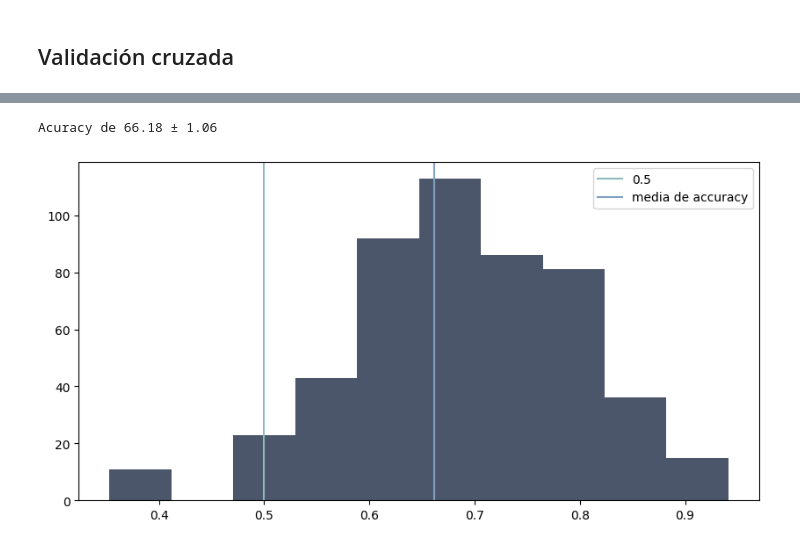
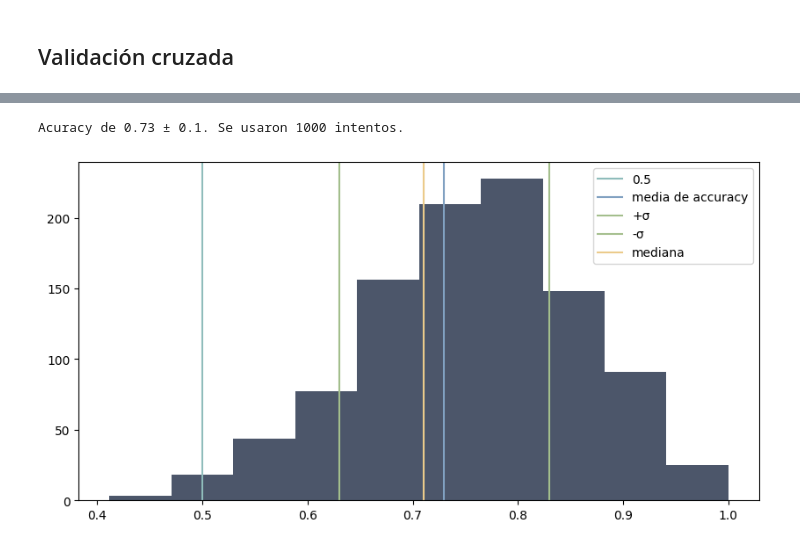
Before and after one commit to pabloChantada/PVC_investigacion, a Jupyter notebook: ej2.ipynb, the cells around one changed output, grey strips where cells are left out. Saved outputs shown, nothing was run; the diff lists cells and outputs as text; code cells hidden in the pictures.

Commit message:
73acuracy

```diff
--- a/ej2.ipynb
+++ b/ej2.ipynb
@@ -139,6 +144,0 @@ Animal: rhino
-# %%
-X_entrenamiento, Y_entrenamiento, X_test, Y_test = separaEntrenamientoTest(X,Y,razon=0.7)
-modelo_knn=KNeighborsClassifier(n_neighbors=7)
-modelo_knn.fit(X_entrenamiento,Y_entrenamiento)
-Y_predicho = modelo_knn.predict(X_test)
-print(classification_report(Y_test,Y_predicho))
@@ -173,2 +145,11 @@ weighted avg       0.63      0.62      0.62        53
 # %% [markdown]
 ## Validación cruzada
+# %%
+acuracis = []
+N = 1000
+for i in range(N):
+    X_entrenamiento, Y_entrenamiento, X_test, Y_test = separaEntrenamientoTest(X,Y,razon=0.9)
+    modelo_svm = svm.SVC(kernel='rbf')
+    modelo_svm.fit(X_entrenamiento,Y_entrenamiento)
+    Y_predicho = modelo_svm.predict(X_test)
+    acuracis.append(accuracy_score(Y_test,Y_predicho))
@@ -175,24 +159,19 @@ weighted avg       0.63      0.62      0.62        53
 # %%
-acuracis = []
-for i in range(500):
-    X_entrenamiento, Y_entrenamiento, X_test, Y_test = separaEntrenamientoTest(X,Y,razon=0.9)
-    modelo_svm = svm.SVC(kernel='rbf',gamma=1e-7)
-    modelo_svm.fit(X_entrenamiento,Y_entrenamiento)
-    Y_predicho = modelo_svm.predict(X_test)
-    acuracis.append(accuracy_score(Y_test,Y_predicho))
-
-
-media = round(np.mean(acuracis)*100,2)
-sigma = round(np.sqrt(np.var(acuracis)*100),2)
+media = round(np.mean(acuracis),2)
+sigma = round(np.sqrt(np.var(acuracis)),2)
+mediana = round(np.median(acuracis),2)
 
 plt.figure(figsize = (10, 5))
 plt.axvline(x = .5, color = '#8fbcbb',label='0.5')
-plt.axvline(x = media/100, color = '#81a1c1',label='media de accuracy')
+plt.axvline(x = media, color = '#81a1c1',label='media de accuracy')
+plt.axvline(x = media + sigma , color = '#a3be8c',label='+σ')
+plt.axvline(x = media - sigma, color = '#a3be8c',label='-σ')
+plt.axvline(x = mediana, color = '#ebcb8b',label='mediana')
 
-plt.hist(acuracis,color='#4c566a')
+plt.hist(acuracis,color='#4c566a',bins=10)
 plt.legend()
 
-print(f'Acuracy de {media} ± {sigma}')
+print(f'Acuracy de {media} ± {sigma}. Se usaron {N} intentos.')
 # %% [output]
-Acuracy de 66.18 ± 1.06
+Acuracy de 0.73 ± 0.1. Se usaron 1000 intentos.
-[figure, old version]
+[figure, new version]
```
Also changed, not shown: parts of 6 cells of this notebook.
